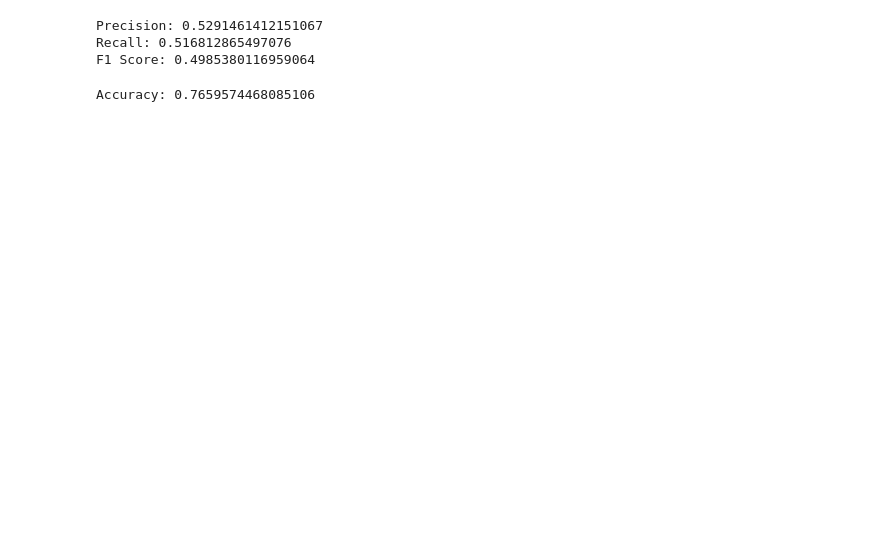
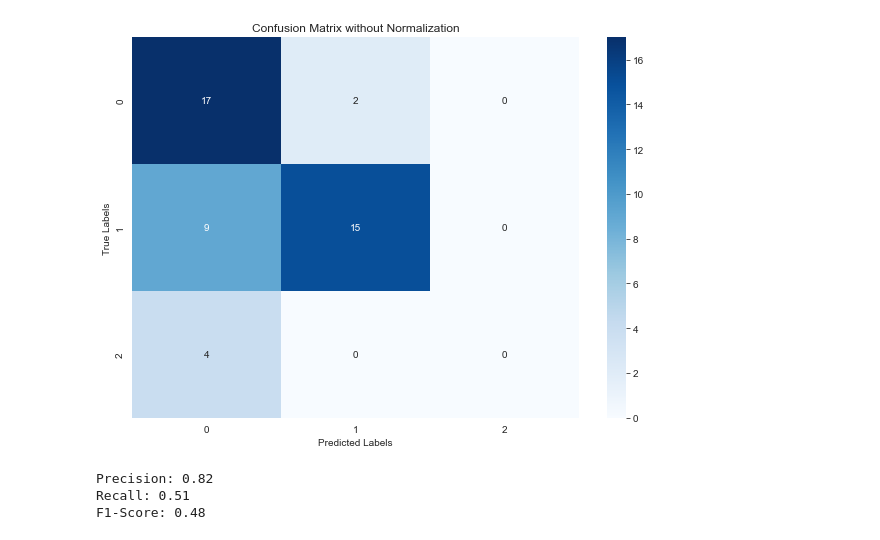
Before and after one commit to XuechunHHH/CSCI567_Project, a Jupyter notebook: DecisionTreeAndRandomForest/DecisionTree.ipynb, the cells around one changed output. Saved outputs shown, nothing was run; the diff lists cells and outputs as text; code cells hidden in the pictures; blank space fills up the shorter version.

```diff
--- a/DecisionTreeAndRandomForest/DecisionTree.ipynb
+++ b/DecisionTreeAndRandomForest/DecisionTree.ipynb
@@ -70,0 +19,7 @@ Index of Maximum Accuracy Tree Depth: 1
+# %%
+warnings.filterwarnings('ignore')  # Ignores all warnings
+# Load the data
+data_path = '../Data/cirrhosis_clean.csv'
+data = pd.read_csv(data_path)
+# Display the first few rows of the dataframe to understand its structure
+data.head()
@@ -70,0 +33,13 @@ Index of Maximum Accuracy Tree Depth: 1
+# %%
+# Separate the features and the target variable
+X = data.drop(['ID', 'Status'], axis=1)
+y = data['Status']
+
+# Split the data into train+validation (85%) and test (15%)
+X_train_val, X_test, y_train_val, y_test = train_test_split(X, y, test_size=0.15, random_state=42)
+
+# Split the train+validation into train (70%) and validation (15%)
+X_train, X_val, y_train, y_val = train_test_split(X_train_val, y_train_val, test_size=0.1765, random_state=42)  # 0.1765 of 85% is approximately 15% of the whole
+
+# Check the size of each set to confirm the split ratio
+len(X_train), len(X_val), len(X_test)
@@ -101,29 +149,29 @@ Test set accuracy: 0.5957446808510638
+# %%
+# Predict the responses for the test set
+y_pred = grid_search.predict(X_test)
+
+# Compute the confusion matrix
+cm = confusion_matrix(y_test, y_pred)
+
+# Plotting the confusion matrix
+plt.figure(figsize=(10, 7))
+sns.heatmap(cm, annot=True, fmt='d', cmap='Blues')
+plt.title('Confusion Matrix without Normalization')
+plt.xlabel('Predicted Labels')
+plt.ylabel('True Labels')
+plt.show()
+# %% [output]
+[figure, added]
 # %%
-from sklearn.metrics import precision_score
-from sklearn.metrics import recall_score
-from sklearn.metrics import f1_score
-from sklearn.metrics import log_loss
+# Calculate precision, recall, and F1-score
+precision = precision_score(y_test, y_pred, average='macro', zero_division=1)
+recall = recall_score(y_test, y_pred, average='macro')
+f1 = f1_score(y_test, y_pred, average='macro')
 
-y_predict = best_model.predict(test_X)
-precision = precision_score(test_Y, y_predict, average='macro')
-recall = recall_score(test_Y, y_predict, average='macro')
-f1 = f1_score(test_Y, y_predict, average='macro')
-
-print("Precision:", precision)
-print("Recall:", recall)
-print("F1 Score:", f1)
+print(f"Precision: {precision:.2f}")
+print(f"Recall: {recall:.2f}")
+print(f"F1-Score: {f1:.2f}")
 # %% [output]
-Precision: 0.5291461412151067
-Recall: 0.516812865497076
-F1 Score: 0.4985380116959064
+Precision: 0.82
+Recall: 0.51
+F1-Score: 0.48
-# %%
-from sklearn.ensemble import RandomForestClassifier
-from sklearn.metrics import accuracy_score
-
-clf = RandomForestClassifier(n_estimators=100, random_state=42)  # 100 trees in the forest
-clf.fit(train_X, train_Y)
-
-predict_Y = clf.predict(test_X)
-print("Accuracy:", accuracy_score(test_Y, predict_Y))
-# %% [output]
-Accuracy: 0.7659574468085106
```
Also changed, not shown: parts of 23 cells of this notebook, 11 other files.
